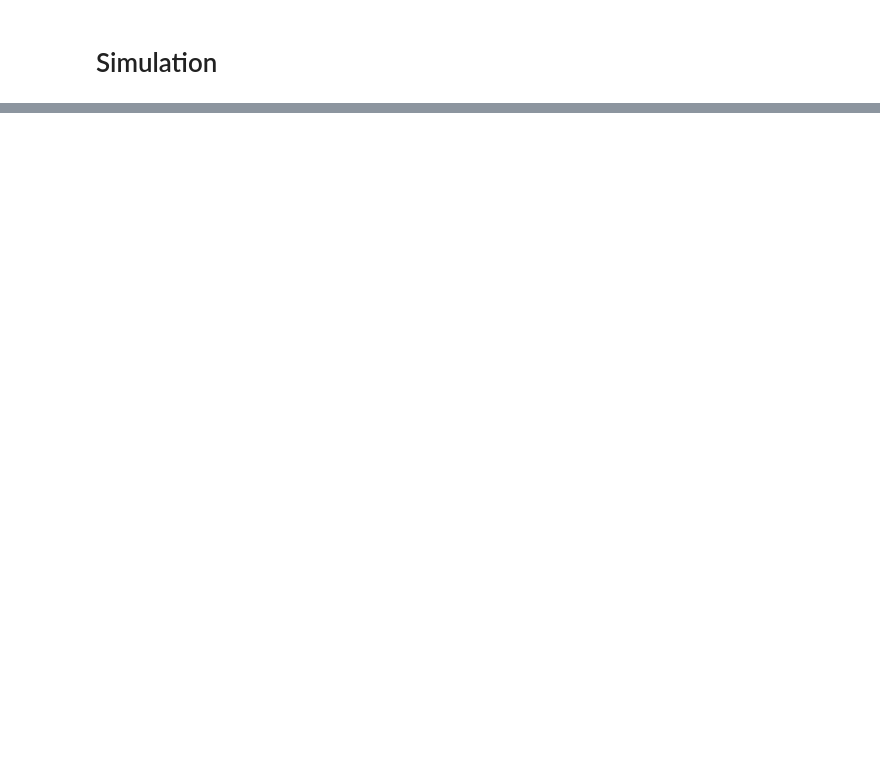
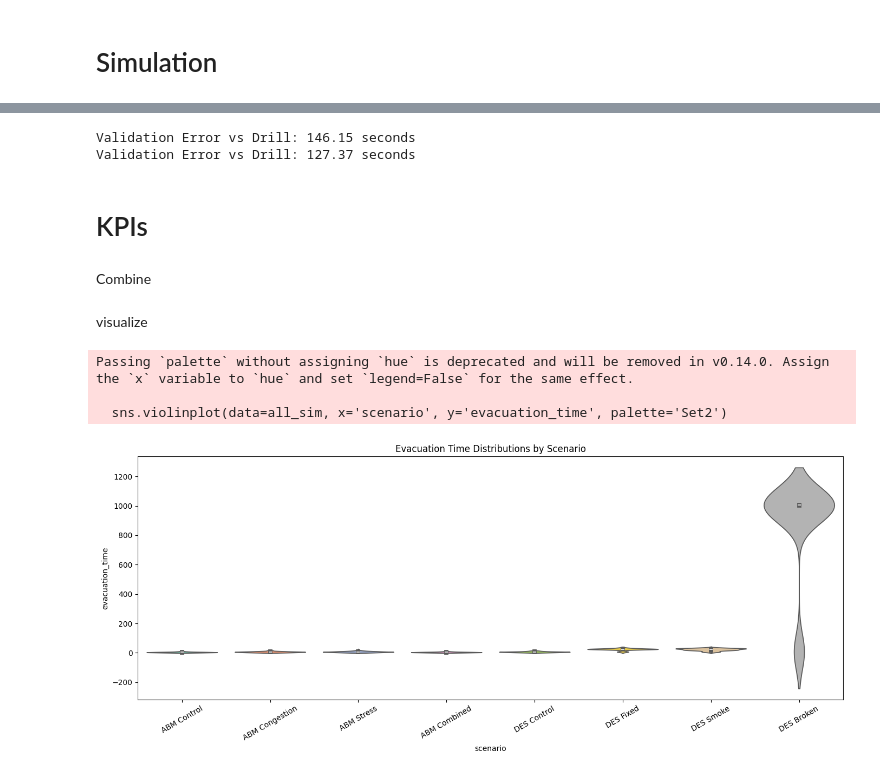
Before and after one commit to chigvintseva/UniProject-AST, a Jupyter notebook: ast_main.ipynb, the cells around one changed output, grey strips where cells are left out. Saved outputs shown, nothing was run; the diff lists cells and outputs as text; code cells hidden in the pictures; blank space fills up the shorter version.

```diff
--- a/ast_main.ipynb
+++ b/ast_main.ipynb
@@ -189,0 +259,10 @@ for floor in sorted(df['floor'].unique()):
+# %%
+abm_control = simulate_abm(df, 'control')
+abm_congestion = simulate_abm(df, 'congestion')
+abm_stress = simulate_abm(df, 'stress')
+abm_combined = simulate_abm(df, 'combined')
+
+des_control = simulate_des(df, 'control')
+des_fixed = simulate_des(df, 'fixed')
+des_smoke = simulate_des(df, 'smoke')
+des_broken = simulate_des(df, 'broken')
@@ -189,0 +271,33 @@ for floor in sorted(df['floor'].unique()):
+# %%
+def validate_kpi(df, expected_avg=150):
+    error = abs(df['evacuation_time'].mean() - expected_avg)
+    print(f"Validation Error vs Drill: {error:.2f} seconds")
+
+validate_kpi(abm_combined)
+validate_kpi(des_smoke)
+# %% [output]
+Validation Error vs Drill: 146.15 seconds
+Validation Error vs Drill: 127.37 seconds
+# %% [markdown]
+# KPIs
+# %% [markdown]
+Combine
+# %%
+all_sim = pd.concat([
+    abm_control, abm_congestion, abm_stress, abm_combined,
+    des_control, des_fixed, des_smoke, des_broken
+])
+# %% [markdown]
+visualize
+# %%
+plt.figure(figsize=(14, 6))
+sns.violinplot(data=all_sim, x='scenario', y='evacuation_time', palette='Set2')
+plt.xticks(rotation=30)
+plt.title("Evacuation Time Distributions by Scenario")
+plt.tight_layout()
+plt.show()
+# %% [output]
+Passing `palette` without assigning `hue` is deprecated and will be removed in v0.14.0. Assign the `x` variable to `hue` and set `legend=False` for the same effect.
+
+  sns.violinplot(data=all_sim, x='scenario', y='evacuation_time', palette='Set2')
+[figure, added]
```
Also changed, not shown: parts of 13 cells of this notebook.
